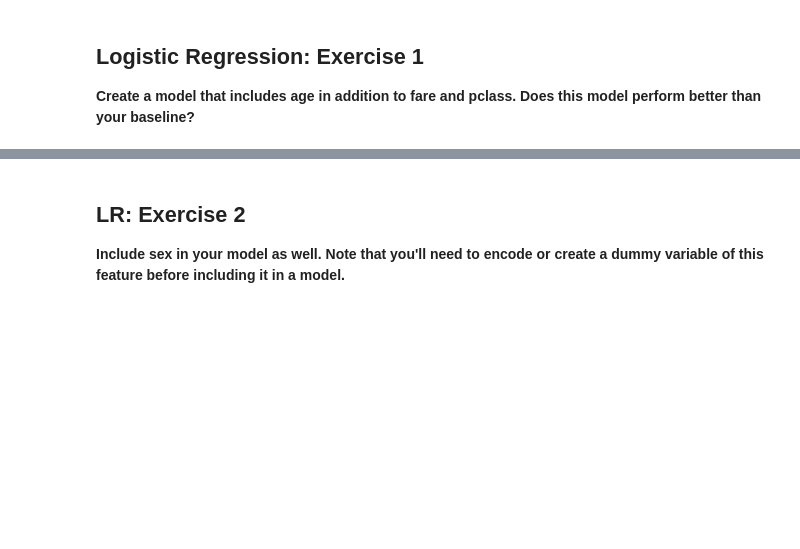
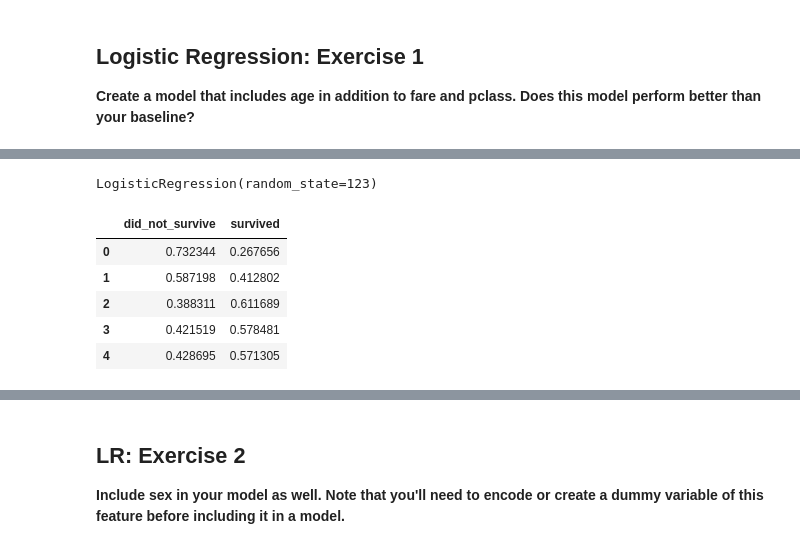
Before and after one commit to barbmarques/classification-exercises, a Jupyter notebook: model.ipynb, the cells around one changed output, grey strips where cells are left out. Cells and saved outputs as stored; diff of their text form; code cells hidden in the pictures; blank space fills up the shorter version.

```diff
--- a/model.ipynb
+++ b/model.ipynb
@@ -992,0 +1078,39 @@ Do your work for these exercises in either a notebook or a python script named `
+# %%
+def train_validate_test_split(df, target, seed=123):
+    '''
+    This function takes in a dataframe, the name of the target variable
+    (for stratification purposes), and an integer for a setting a seed
+    and splits the data into train, validate and test.
+    Test is 20% of the original dataset, validate is .30*.80= 24% of the
+    original dataset, and train is .70*.80= 56% of the original dataset.
+    The function returns, in this order, train, validate and test dataframes.
+    '''
+    train_validate, test = train_test_split(df, test_size=0.2,
+                                            random_state=seed,
+                                            stratify=df[target])
+    train, validate = train_test_split(train_validate, test_size=0.3,
+                                       random_state=seed,
+                                       stratify=train_validate[target])
+    return train, validate, test
+
+train, validate, test = train_validate_test_split(clean_titan,
+                                                  target = 'survived',
+                                                  seed=123)
+# %%
+#Make new dataframes
+X_train = train.drop(columns=['survived'])
+y_train = train.survived
+
+X_validate = validate.drop(columns=['survived'])
+y_validate = validate.survived
+
+X_test = test.drop(columns=['survived'])
+y_test = test.survived
+# %%
+# Define the logistic regression model
+logit = LogisticRegression(random_state=123)
+# %%
+#  fit the model on train data
+logit.fit(X_train[['age', 'fare', 'pclass']], y_train)
+# %% [output]
+LogisticRegression(random_state=123)
@@ -992,0 +1120,12 @@ Do your work for these exercises in either a notebook or a python script named `
+# %%
+#take a look at predictions
+y_pred_proba = logit.predict_proba(X_train[['age', 'fare', 'pclass']])
+y_pred_proba = pd.DataFrame(y_pred_proba, columns = ['did_not_survive','survived'])
+y_pred_proba.head()
+# %% [output]
+|  | did_not_survive | survived |
+| 0 | 0.732344 | 0.267656 |
+| 1 | 0.587198 | 0.412802 |
+| 2 | 0.388311 | 0.611689 |
+| 3 | 0.421519 | 0.578481 |
+| 4 | 0.428695 | 0.571305 |
```
Also changed, not shown: parts of 26 cells of this notebook.
